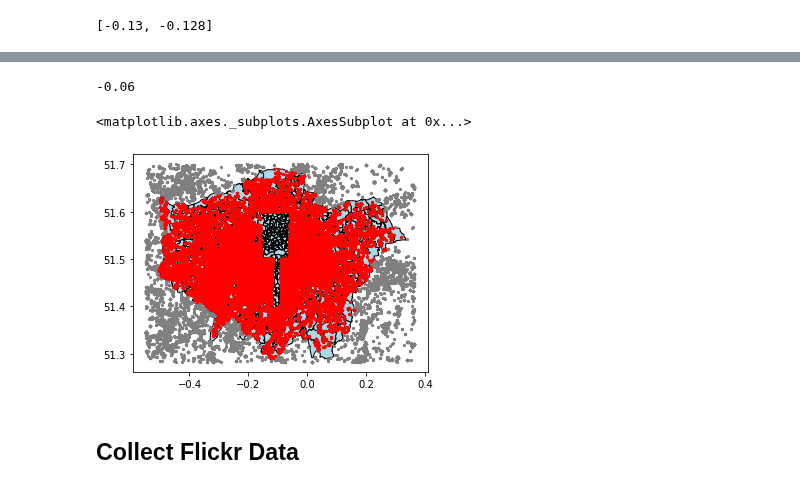
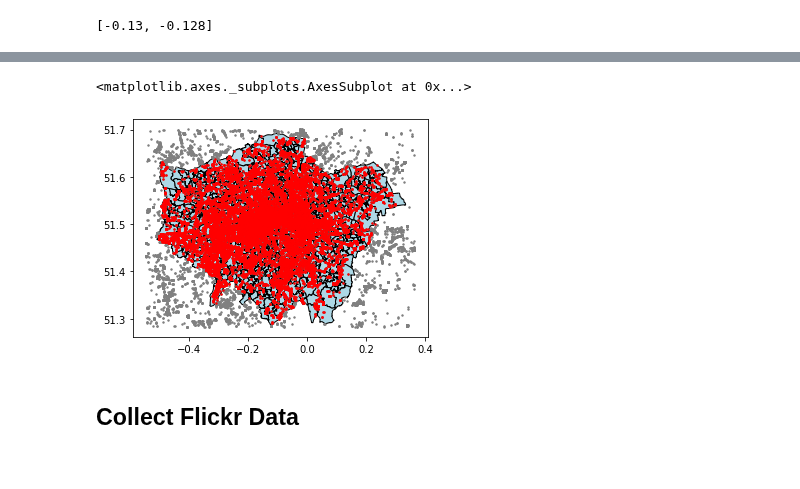
Before and after one commit to leyixu21/Semantic-Trajectory, a Jupyter notebook: get_flickr_data.ipynb, the cells around one changed output, grey strips where cells are left out. Saved outputs shown, nothing was run; the diff lists cells and outputs as text; code cells hidden in the pictures.

```diff
--- a/get_flickr_data.ipynb
+++ b/get_flickr_data.ipynb
@@ -103,18 +103,21 @@ l = 0
 n= [1,2,3,1,2,3,1,2,3,1,2,3,1,2,3,1,2,3,1,2,3,1,2,3,1,2,3,1,2,3,1,2,3,1,2,3]
 
 # for y in [2012]: ## 10 years. You can change the years to collect photos from Flickr.
-y = 2014
+y = 2021
 
 # devide the bounding box into grids to collect Flickr data
 # bounding box = '-0.547481,51.282739,0.363355,51.700625',
 lats = [51.282739, 51.4, 51.5, 51.6, 51.700625]
+lats = [51.6, 51.700625]
 lons = []
 for i in range(81):
   lons.append(round(-0.5+0.01*i, 2))
 lons.append(-0.547481)
 lons.append(0.363355)
 lons = sorted(lons)
+# lons = lons[37:]
 grid_id = 0
+grid_id = 246
 # iterate every grid
 for lat in range(len(lats)-1):
   for lon in range(len(lons)-1):
@@ -202,4 +205,4 @@ for lat in range(len(lats)-1):
     df.to_csv(path_grid+str(y)+'/'+output_json+str(grid_id)+'_'+str(y)+'.csv', encoding='utf-8')
 
     grid_id += 1
-    time.sleep(5)
+    # time.sleep(5)
@@ -414,7 +403,3 @@ lons_sub
-# %%
-right
-# %% [output]
--0.06
 # %%
 # merge the grids of Flickr data in the same year
 # create a list to store the dataframe of each grid
@@ -458,15 +443,15 @@ gdf.to_file(path+output_csv+str(y)+'.geojson')
 # %%
 # plot the boundary
 base = london.plot(color='lightblue', edgecolor='black')
 
 # plot the flickr data within the bounding box
-gdf_bbox.plot(ax=base, marker='o', color='grey', markersize=5)
+gdf_bbox.plot(ax=base, marker='o', color='grey', markersize=2)
 
 # plot the flickr data within the bouondary
-gdf.plot(ax=base, marker='o', color='red', markersize=5)
+gdf.plot(ax=base, marker='o', color='red', markersize=2)
 # %% [output]
 <matplotlib.axes._subplots.AxesSubplot at 0x...>
-[figure, old version]
+[figure, new version]
 # %% [markdown]
 ## Collect Flickr Data
 # %%
```
Also changed, not shown: parts of 7 cells of this notebook.
